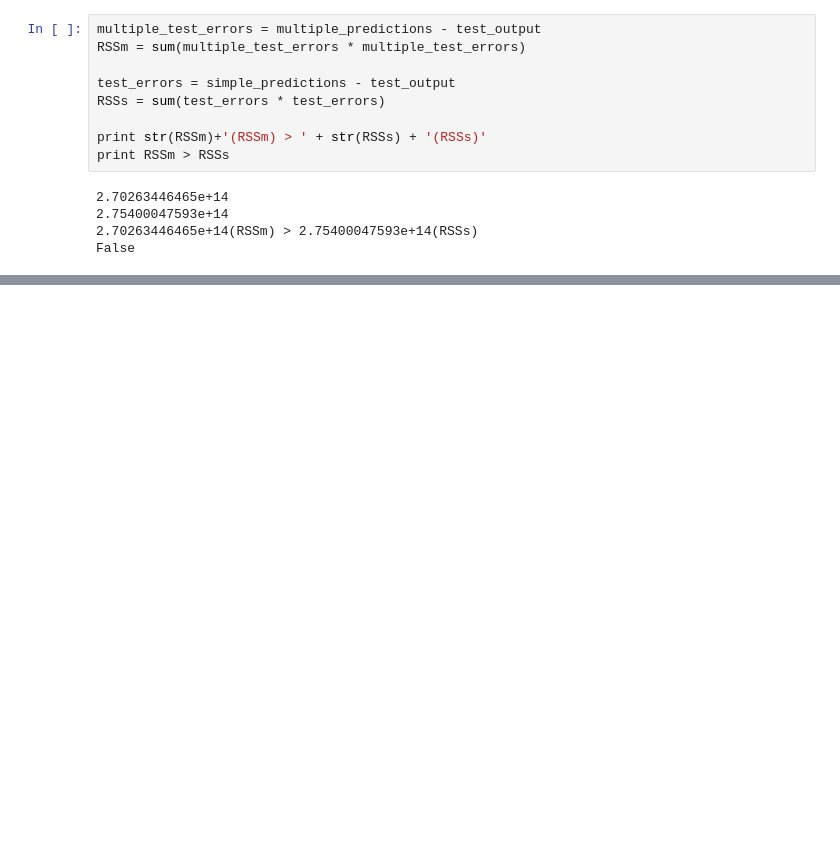
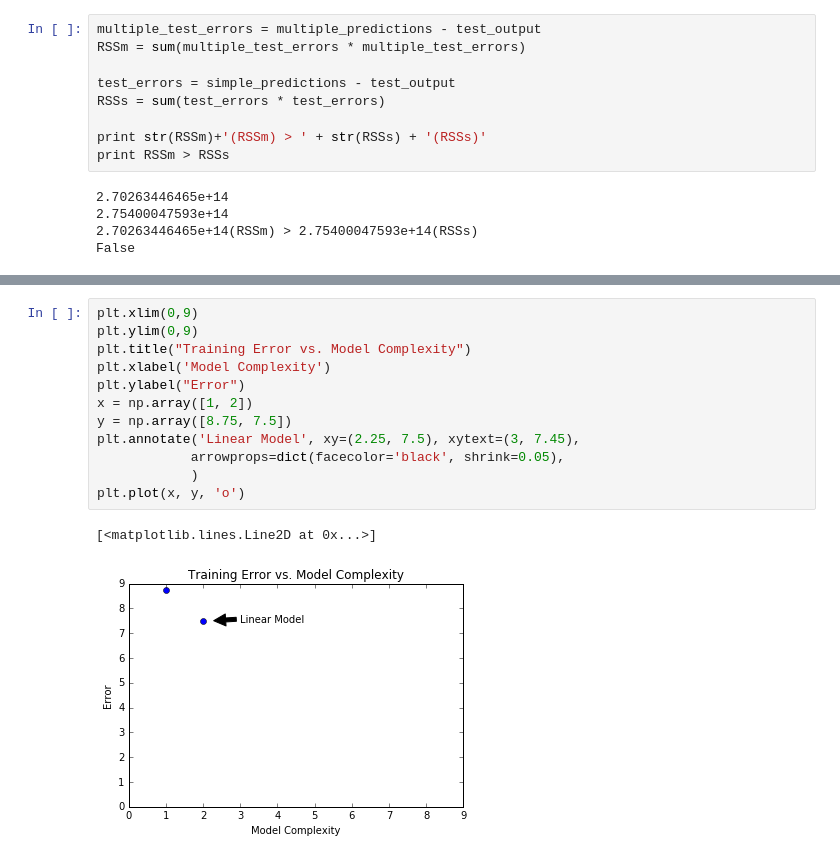
Before and after one commit to RedOneLima/regression, a Jupyter notebook: Regression For Machine Learning.ipynb, the cells around one changed output, grey strips where cells are left out. Saved outputs shown, nothing was run; the diff lists cells and outputs as text; blank space fills up the shorter version.

```diff
--- a/Regression For Machine Learning.ipynb
+++ b/Regression For Machine Learning.ipynb
@@ -678,0 +779,15 @@ We can conclude that even though our complex model did a worse job of predicting
+# %%
+plt.xlim(0,9)
+plt.ylim(0,9)
+plt.title("Training Error vs. Model Complexity")
+plt.xlabel('Model Complexity')
+plt.ylabel("Error")
+x = np.array([1, 2])
+y = np.array([8.75, 7.5])
+plt.annotate('Linear Model', xy=(2.25, 7.5), xytext=(3, 7.45),
+            arrowprops=dict(facecolor='black', shrink=0.05),
+            )
+plt.plot(x, y, 'o')
+# %% [output]
+[<matplotlib.lines.Line2D at 0x...>]
+[figure, added]
```
Also changed, not shown: parts of 15 cells of this notebook.
